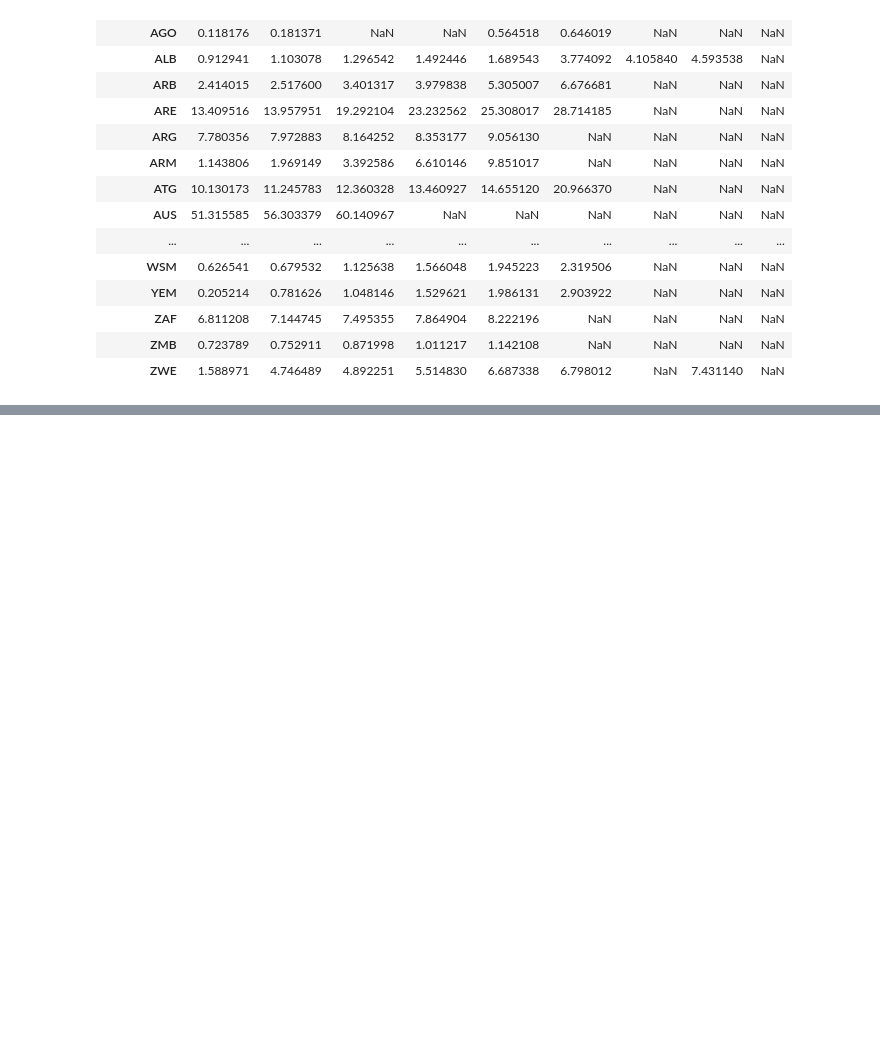
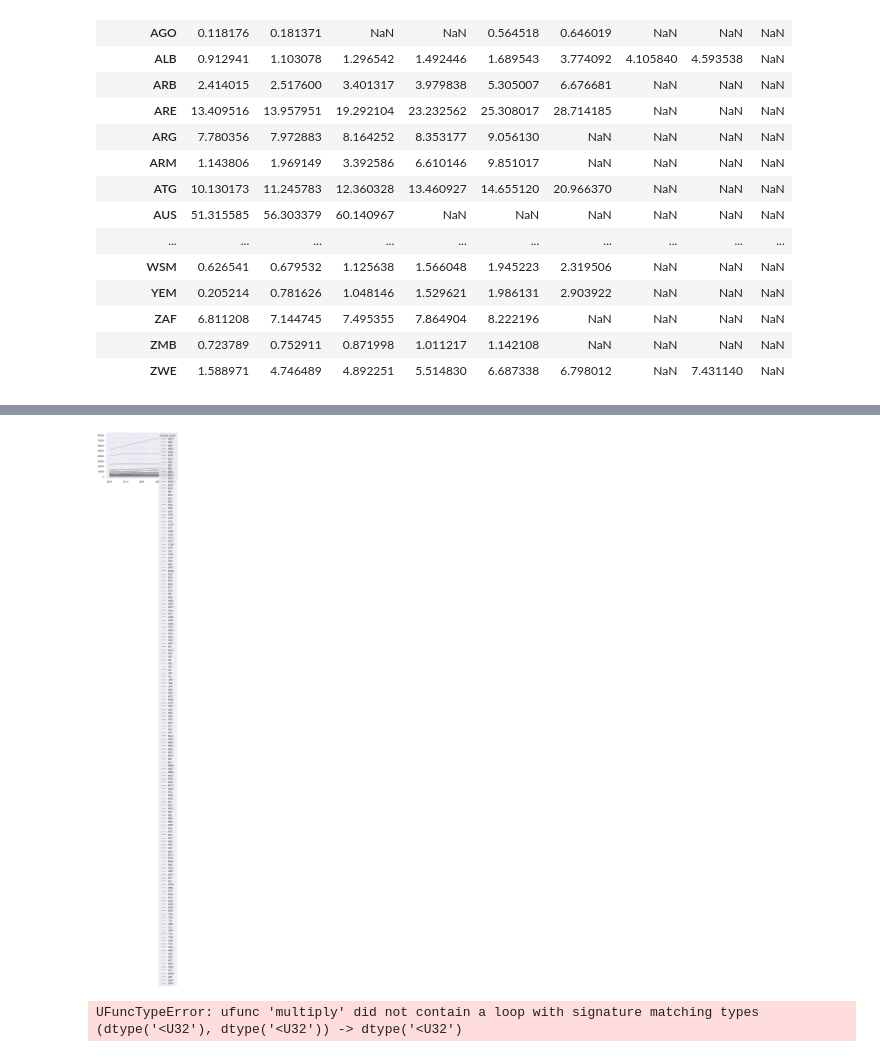
Before and after one commit to pierrebague/ed_data_analysis, a Jupyter notebook: Projet 2 .ipynb, the cells around one changed output, grey strips where cells are left out. Drawn from its saved outputs; the diff is of its cells as text; code cells hidden in the pictures; blank space fills up the shorter version.

```diff
--- a/Projet 2 .ipynb
+++ b/Projet 2 .ipynb
@@ -648,0 +675,4 @@ map.show()
+# %%
+dataframe_new_students_prediction_sum2 = dataframe_new_students_prediction_sum.replace(0,np.nan)
+dataframe_new_students_prediction_sum3 = dataframe_new_students_prediction_sum2.dropna(axis = 'columns', how = 'all')
+display(dataframe_new_students_prediction_sum3)
@@ -648,0 +698,18 @@ map.show()
+# %%
+dataframe_new_students_prediction_sum3.sort
+
+dataframe_new_students_prediction_sum4 = dataframe_new_students_prediction_sum3.transpose()
+dataframe_new_students_prediction_sum4= dataframe_new_students_prediction_sum4.drop(["WLD"],axis = 1)
+dataframe_new_students_prediction_sum4.sort
+lines = dataframe_new_students_prediction_sum4.plot.line()
+# %% [output]
+[figure, added]
+# %%
+sns.set()
+mini = min(dataframe_new_students_prediction_sum3.index.tolist())
+maxi = max(dataframe_new_students_prediction_sum3.index.tolist())
+taille = len(dataframe_new_students_prediction_sum3.index.tolist())
+x = np.linspace(mini,maxi,taille)
+y =
+# %% [output]
+UFuncTypeError: ufunc 'multiply' did not contain a loop with signature matching types (dtype('<U32'), dtype('<U32')) -> dtype('<U32')
```
Also changed, not shown: parts of 14 cells of this notebook, 1 other file.
